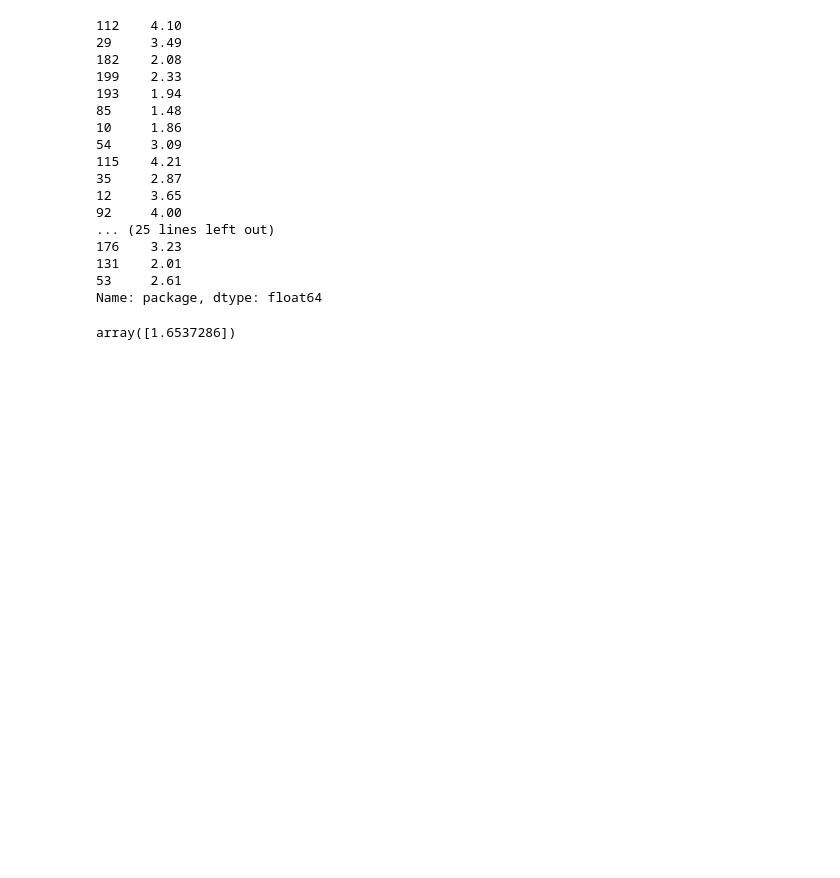
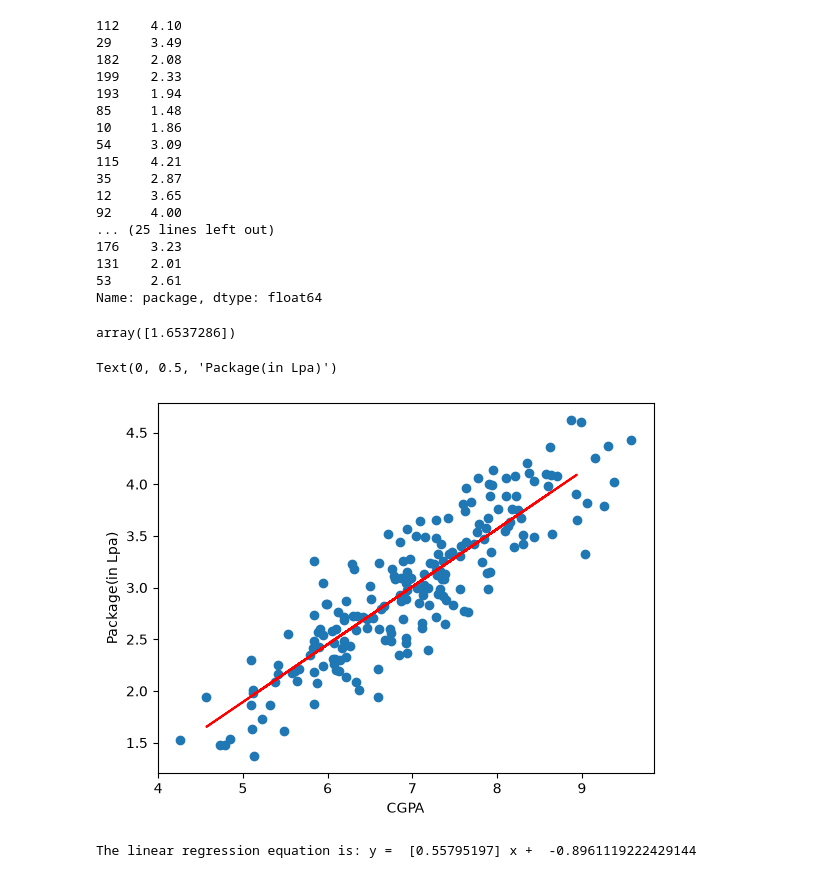
Before and after one commit to Rupesh-AI404/Machine_Learning, a Jupyter notebook: Linear Regression/Simple_linearRegression_Fromtutorial.ipynb, the cells around one changed output. Cells and saved outputs as stored; diff of their text form; code cells hidden in the pictures; blank space fills up the shorter version.

```diff
--- a/Linear Regression/Simple_linearRegression_Fromtutorial.ipynb
+++ b/Linear Regression/Simple_linearRegression_Fromtutorial.ipynb
@@ -93,3 +93,11 @@ Name: package, dtype: float64
 lr.predict(X_test.iloc[4].values.reshape(1, 1))
 # %% [output]
 array([1.6537286])
+# %%
+plt.scatter(df['cgpa'], df['package'])
+plt.plot(X_test,lr.predict(X_test), color = 'red')
+plt.xlabel('CGPA')
+plt.ylabel('Package(in Lpa)')
+# %% [output]
+Text(0, 0.5, 'Package(in Lpa)')
+[figure, added]
@@ -95,0 +108,4 @@ array([1.6537286])
+# %%
+print("The linear regression equation is: y = ", m, "x + ", b)
+# %% [output]
+The linear regression equation is: y =  [0.55795197] x +  -0.8961119222429144
```
Also changed, not shown: parts of 2 cells of this notebook.
